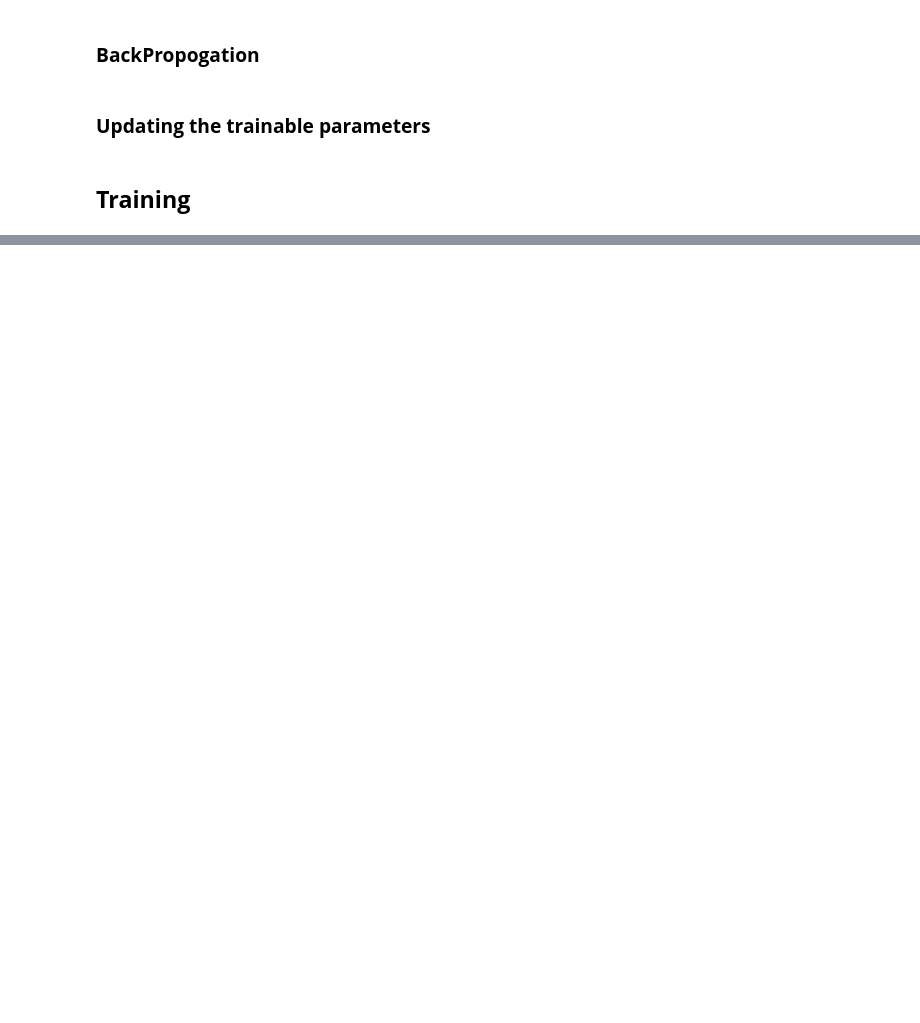
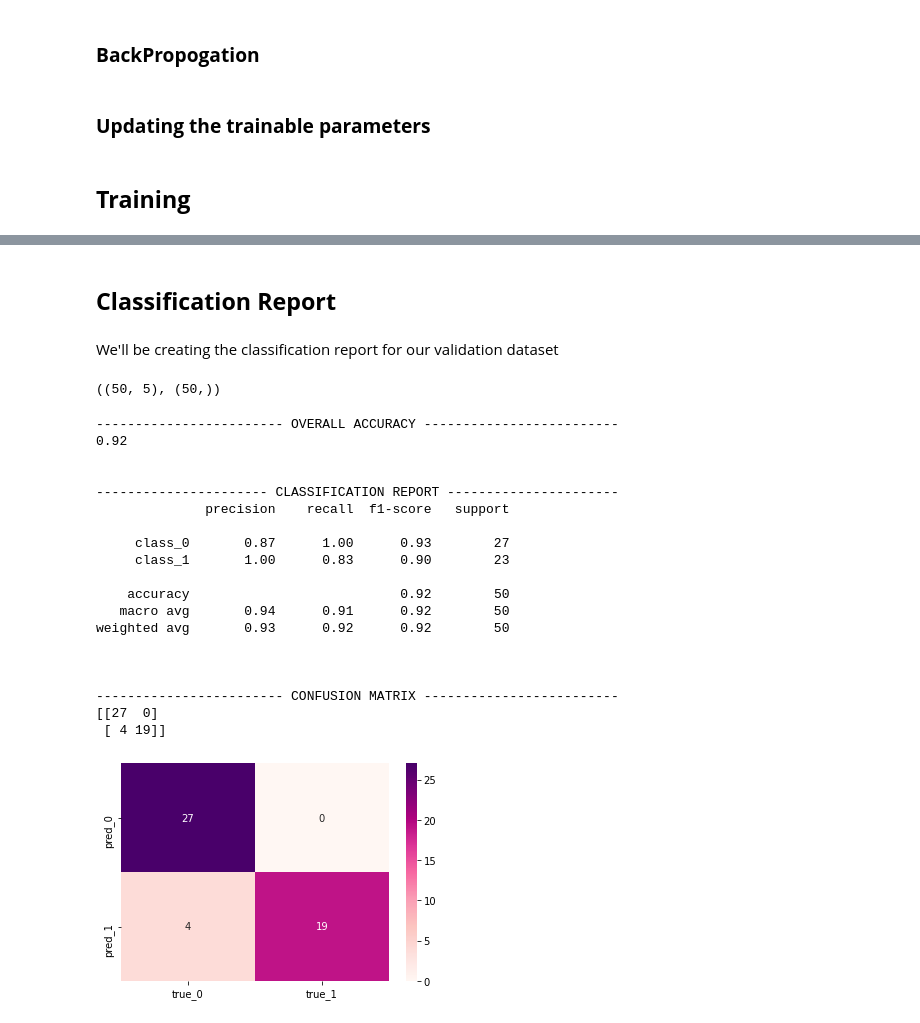
Before and after one commit to RohitNagraj/MLPfromScratch, a Jupyter notebook: MLP.ipynb, the cells around one changed output, grey strips where cells are left out. Drawn from its saved outputs; the diff is of its cells as text; code cells hidden in the pictures; blank space fills up the shorter version.

```diff
--- a/MLP.ipynb
+++ b/MLP.ipynb
@@ -290,0 +443,4 @@ results[2][-5:]
+# %%
+def predict(X_sample, params=params, architecture=architecture):
+    y_hat, memory = forward_propogation(X_sample, params, architecture)
+    return np.round(y_hat)
@@ -290,0 +462,52 @@ results[2][-5:]
+# %% [markdown]
+## **Classification Report**
+# %% [markdown]
+We'll be creating the classification report for our validation dataset
+# %%
+X_valid.shape, y_valid.shape
+# %% [output]
+((50, 5), (50,))
+# %%
+y_pred = predict(X_valid.T)
+y_pred = y_pred.reshape(-1)
+# %%
+def report(y_true, y_pred):
+
+    target_labels = ['class_0', 'class_1']
+
+    classificationReport = classification_report(y_true, y_pred, target_names=target_labels)
+    confusionMatrix = confusion_matrix(y_true, y_pred)
+    oa = accuracy_score(y_true, y_pred)
+
+    print('\n\n------------------------ OVERALL ACCURACY -------------------------')
+    print(oa)
+
+    print("\n\n---------------------- CLASSIFICATION REPORT ----------------------")
+    print(classificationReport)
+
+    print("\n\n------------------------ CONFUSION MATRIX -------------------------")
+    print(confusionMatrix)
+    sns.heatmap(confusionMatrix, annot=True,cmap="RdPu", xticklabels=['true_0', 'true_1'], yticklabels=['pred_0', 'pred_1'])
+# %%
+report(y_valid, y_pred)
+# %% [output]
+------------------------ OVERALL ACCURACY -------------------------
+0.92
+
+
+---------------------- CLASSIFICATION REPORT ----------------------
+              precision    recall  f1-score   support
+
+     class_0       0.87      1.00      0.93        27
+     class_1       1.00      0.83      0.90        23
+
+    accuracy                           0.92        50
+   macro avg       0.94      0.91      0.92        50
+weighted avg       0.93      0.92      0.92        50
+
+
+
+------------------------ CONFUSION MATRIX -------------------------
+[[27  0]
+ [ 4 19]]
+[figure, added]
```
Also changed, not shown: parts of 47 cells of this notebook.
